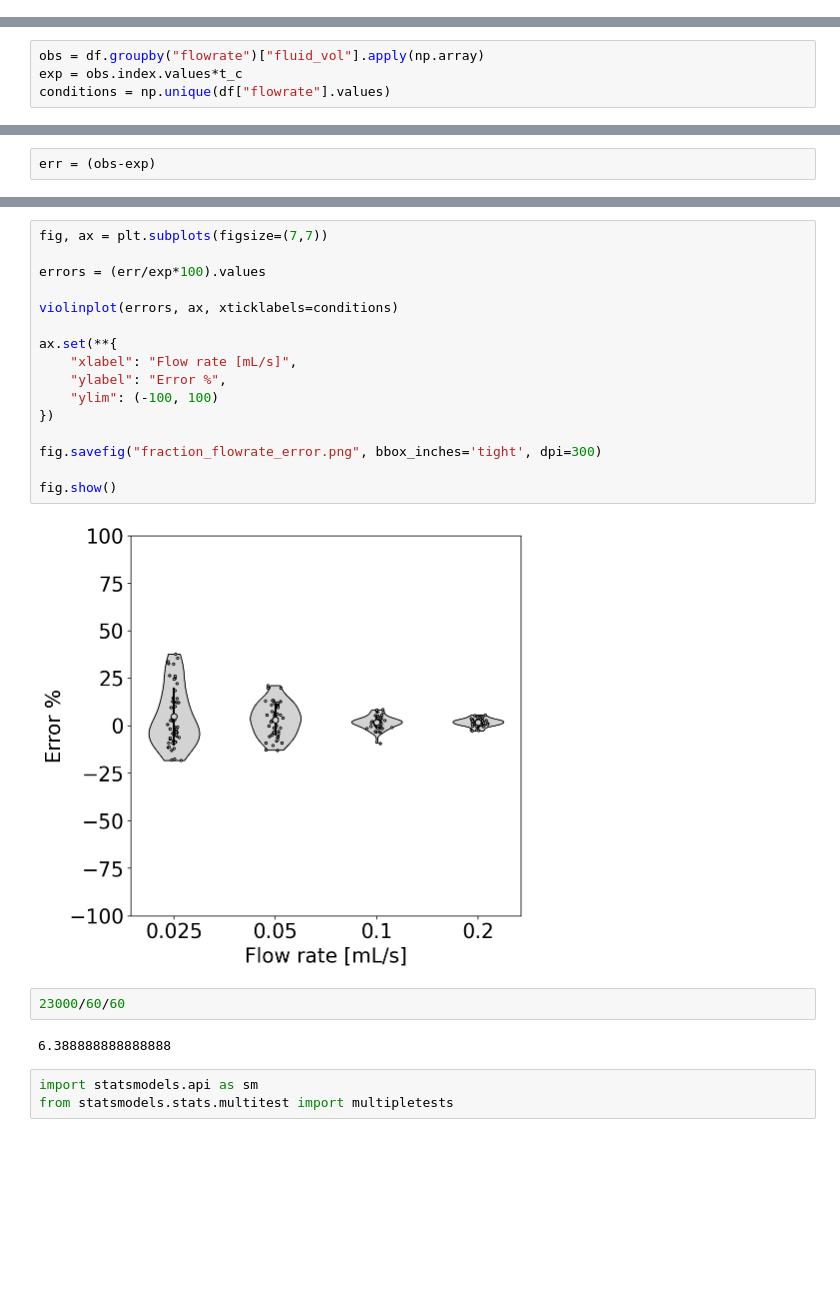
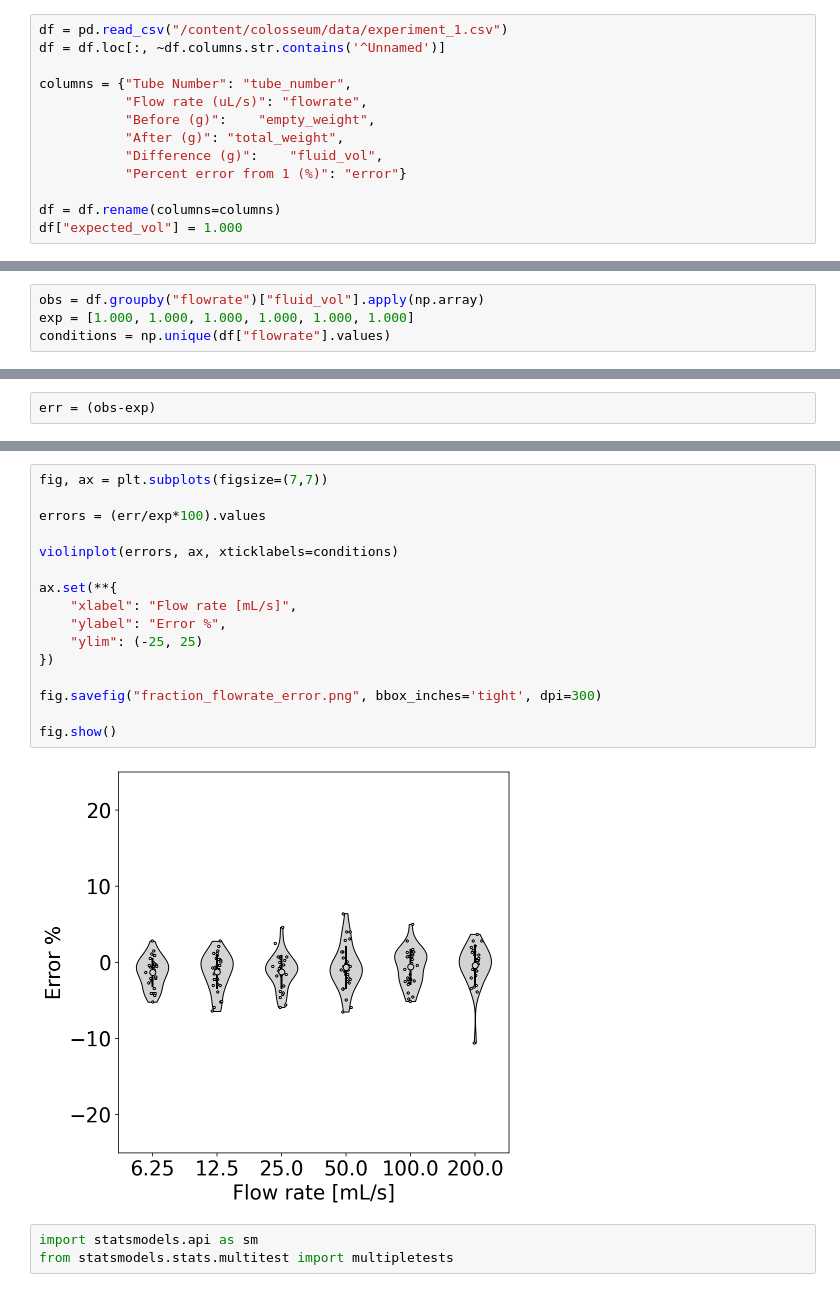
Before and after one commit to pachterlab/colosseum, a Jupyter notebook: analysis/varying_flowrate.ipynb, the cells around one changed output, grey strips where cells are left out. Cells and saved outputs as stored; diff of their text form; blank space fills up the shorter version.

```diff
--- a/analysis/varying_flowrate.ipynb
+++ b/analysis/varying_flowrate.ipynb
@@ -51,3 +30,16 @@ df["expected_vol"] = t_c*df["flowrate"]
+# %%
+df = pd.read_csv("/content/colosseum/data/experiment_1.csv")
+df = df.loc[:, ~df.columns.str.contains('^Unnamed')]
+
+columns = {"Tube Number": "tube_number",
+           "Flow rate (uL/s)": "flowrate",
+           "Before (g)":	"empty_weight",
+           "After (g)": "total_weight",
+           "Difference (g)":	"fluid_vol",
+           "Percent error from 1 (%)": "error"}
+
+df = df.rename(columns=columns)
+df["expected_vol"] = 1.000
 # %%
 df
 # %% [output]
@@ -67,6 +59,6 @@ df
 # %%
 obs = df.groupby("flowrate")["fluid_vol"].apply(np.array)
-exp = obs.index.values*t_c
+exp = [1.000, 1.000, 1.000, 1.000, 1.000, 1.000]
 conditions = np.unique(df["flowrate"].values)
 # %%
 obs
@@ -176,25 +165,21 @@ Name: fluid_vol, dtype: object
 # %%
 fig, ax = plt.subplots(figsize=(7,7))
 
 errors = (err/exp*100).values
 
 violinplot(errors, ax, xticklabels=conditions)
 
 ax.set(**{
     "xlabel": "Flow rate [mL/s]",
     "ylabel": "Error %",
-    "ylim": (-100, 100)
+    "ylim": (-25, 25)
 })
 
 fig.savefig("fraction_flowrate_error.png", bbox_inches='tight', dpi=300)
 
 fig.show()
 # %% [output]
-[figure, old version]
+[figure, new version]
-# %%
-23000/60/60
-# %% [output]
-6.388888888888888
 # %%
 import statsmodels.api as sm
 from statsmodels.stats.multitest import multipletests
```
Also changed, not shown: parts of 16 cells of this notebook.
